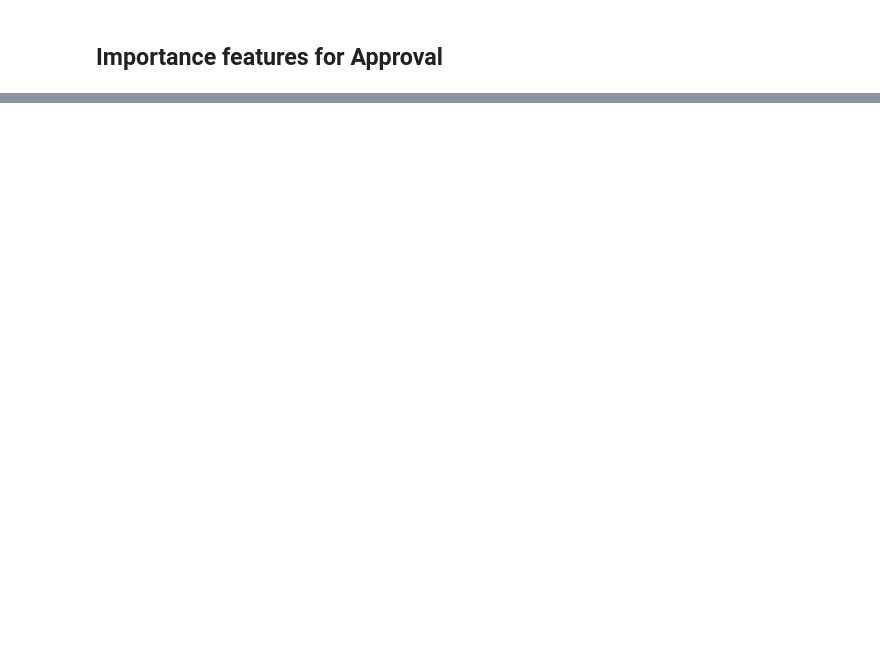
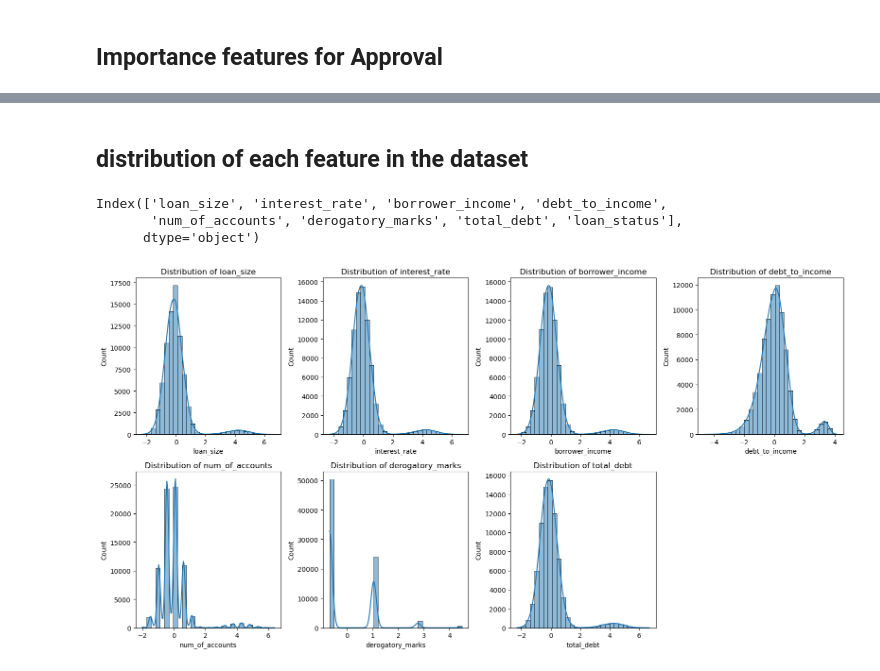
Before and after one commit to Danny2706/loan-approval-api, a Jupyter notebook: Loan_Approval.ipynb, the cells around one changed output, grey strips where cells are left out. Cells and saved outputs as stored; diff of their text form; code cells hidden in the pictures; blank space fills up the shorter version.

```diff
--- a/Loan_Approval.ipynb
+++ b/Loan_Approval.ipynb
@@ -259,0 +364,25 @@ sorted(zip(importances, feature_names), reverse=True)
+# %% [markdown]
+## distribution of each feature in the dataset
+# %%
+# Check the actual columns in the dataset
+print(df.columns)
+
+# Update the features list based on actual column names
+features = ['loan_size', 'interest_rate', 'borrower_income', 'debt_to_income',
+            'num_of_accounts', 'derogatory_marks', 'total_debt']  # Adjust if needed
+
+# Plot distribution of each feature in the dataset
+plt.figure(figsize=(16, 12))
+
+for i, feature in enumerate(features, 1):
+    plt.subplot(3, 4, i)
+    sns.histplot(df[feature], bins=30, kde=True)
+    plt.title(f'Distribution of {feature}')
+
+plt.tight_layout()
+plt.show()
+# %% [output]
+Index(['loan_size', 'interest_rate', 'borrower_income', 'debt_to_income',
+       'num_of_accounts', 'derogatory_marks', 'total_debt', 'loan_status'],
+      dtype='object')
+[figure, added]
```
Also changed, not shown: parts of 9 cells of this notebook, 1 other file.
